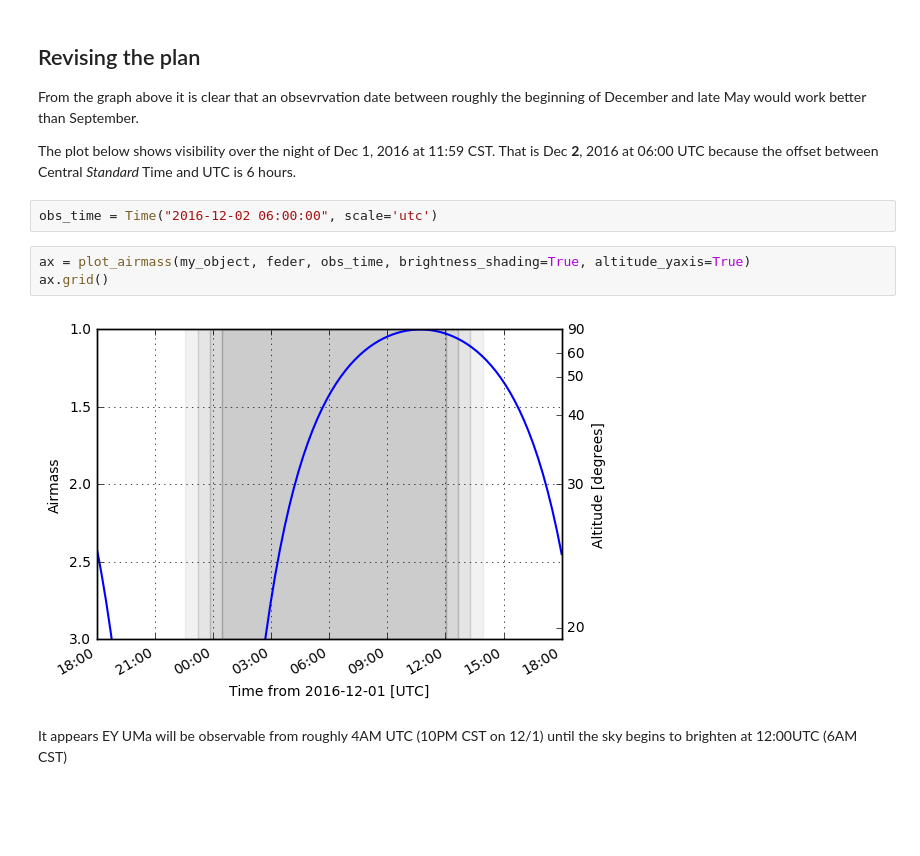
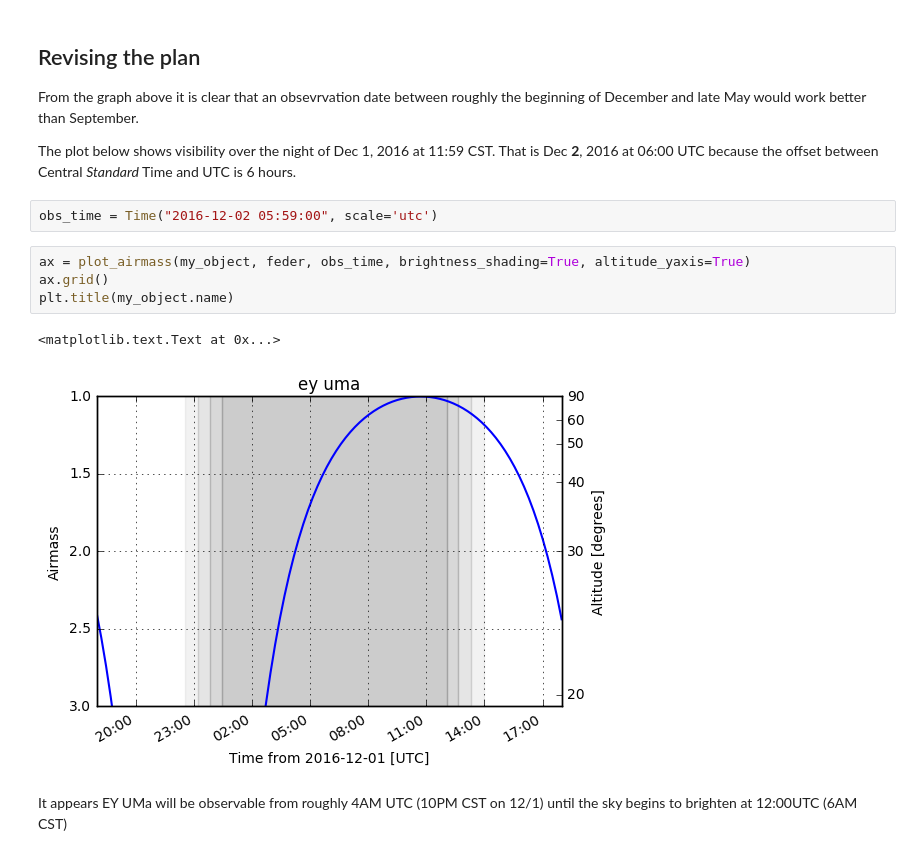
Before and after one commit to mwcraig/obs-astronomy-binder, a Jupyter notebook: Observation Planning 2.ipynb, the cells around one changed output. Saved outputs shown, nothing was run; the diff lists cells and outputs as text; blank space fills up the shorter version.

```diff
--- a/Observation Planning 2.ipynb
+++ b/Observation Planning 2.ipynb
@@ -73,11 +85,13 @@ From the graph above it is clear that an obsevrvation date between roughly the b
 
 The plot below shows visibility over the night of Dec 1, 2016 at 11:59 CST. That is Dec **2**, 2016 at 06:00 UTC because the offset between Central *Standard* Time and UTC is 6 hours.
 # %%
-obs_time = Time("2016-12-02 06:00:00", scale='utc')
+obs_time = Time("2016-12-02 05:59:00", scale='utc')
 # %%
 ax = plot_airmass(my_object, feder, obs_time, brightness_shading=True, altitude_yaxis=True)
 ax.grid()
+plt.title(my_object.name)
 # %% [output]
+<matplotlib.text.Text at 0x...>
-[figure, old version]
+[figure, new version]
 # %% [markdown]
 It appears EY UMa will be observable from roughly 4AM UTC (10PM CST on 12/1) until the sky begins to brighten at 12:00UTC (6AM CST)
```
Also changed, not shown: parts of 10 cells of this notebook.
